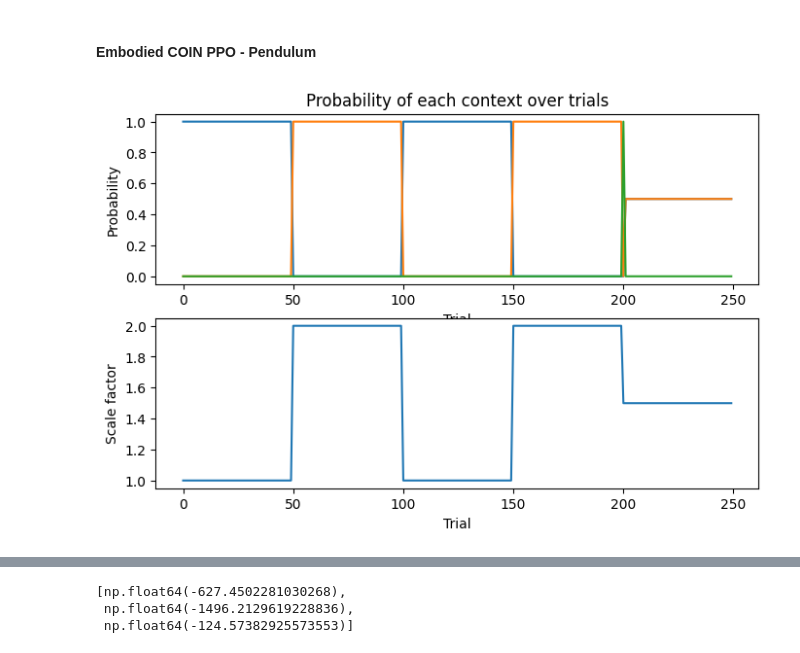
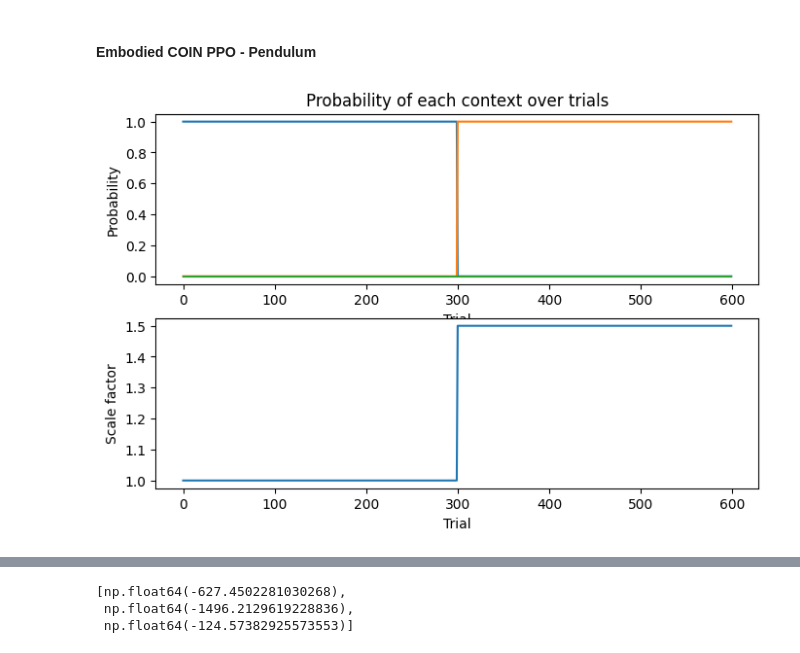
Before and after one commit to RichieRich2569/COINRL, a Jupyter notebook: basics.ipynb, the cells around one changed output, grey strips where cells are left out. Saved outputs shown, nothing was run; the diff lists cells and outputs as text; code cells hidden in the pictures.

Commit message:
Test pendulum training on embodied contextual rl learner.

```diff
--- a/basics.ipynb
+++ b/basics.ipynb
@@ -798,40 +798,32 @@ agent.evaluate(env, context_probs_fn= lambda i : data_dict[1], n_episodes=3)
 # %%
 # Importing and setting up contextual estimates
 from coin import COIN
 
 # True scale factors for path amplitude
 scale_factors = np.concatenate([
-    1.0*np.ones((50, )),
-    2.0*np.ones((50, )),
-    1.0*np.ones((50, )),
-    2.0*np.ones((50, )),
-    1.5*np.ones((50, ))
+    1.0*np.ones((300, )),
+    1.5*np.ones((300,))
     ])
 
 # Create dummy p_context for testing
 p_context = np.zeros((scale_factors.shape[0], 3)) # Two contexts + novel
-p_context[0:50,0] = 1.0
-p_context[50:100,1] = 1.0
-p_context[100:150,0] = 1.0
-p_context[150:200,1] = 1.0
-p_context[200, 2] = 1.0
-p_context[201:250, 0] = 0.5
-p_context[201:250, 1] = 0.5
+p_context[0:300,0] = 1.0
+p_context[300:600,1] = 1.0
 
 # Plot contextual probabilities for visualisation, together with true scale factors below it
 plt.figure(figsize=(8, 5))
 plt.subplot(2,1,1)
 plt.plot(p_context)
 plt.title("Probability of each context over trials")
 plt.xlabel("Trial")
 plt.ylabel("Probability")
 plt.subplot(2,1,2)
 plt.plot(scale_factors)
 plt.xlabel("Trial")
 plt.ylabel("Scale factor")
 plt.show()
 # %% [output]
-[figure, old version]
+[figure, new version]
 # %%
 # Preliminary Body training
 from rl import PPOAgent
```
Also changed, not shown: parts of 2 cells of this notebook, 1 other file.
